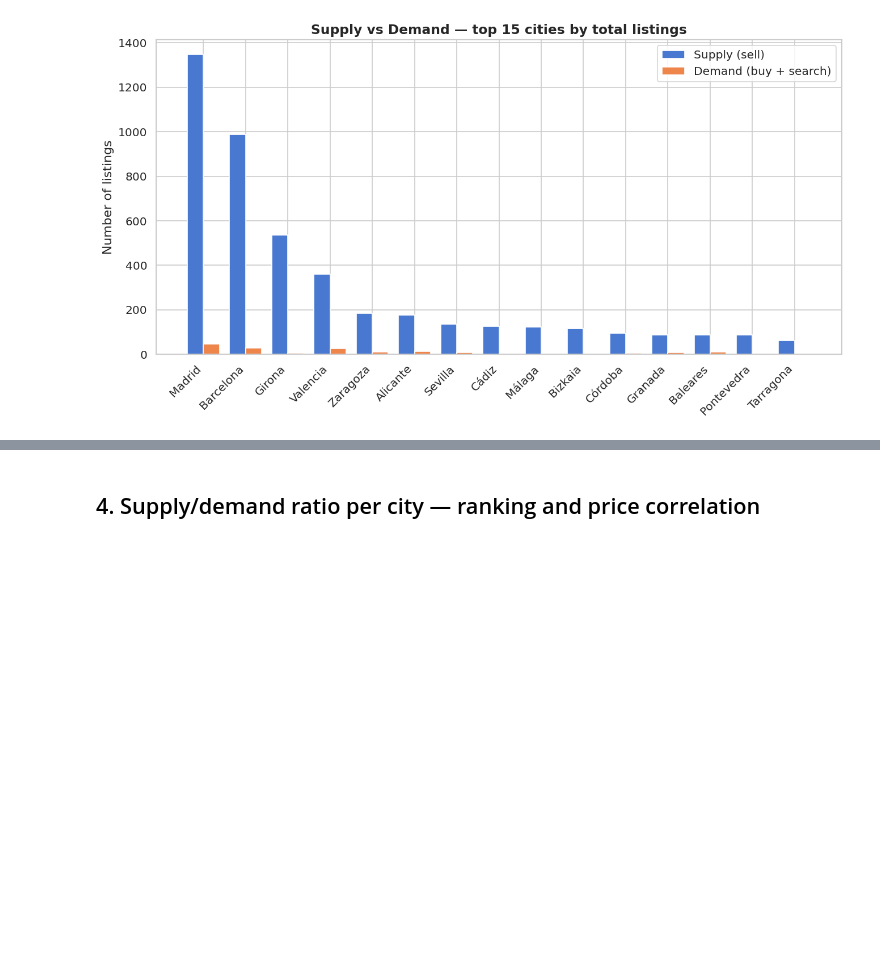
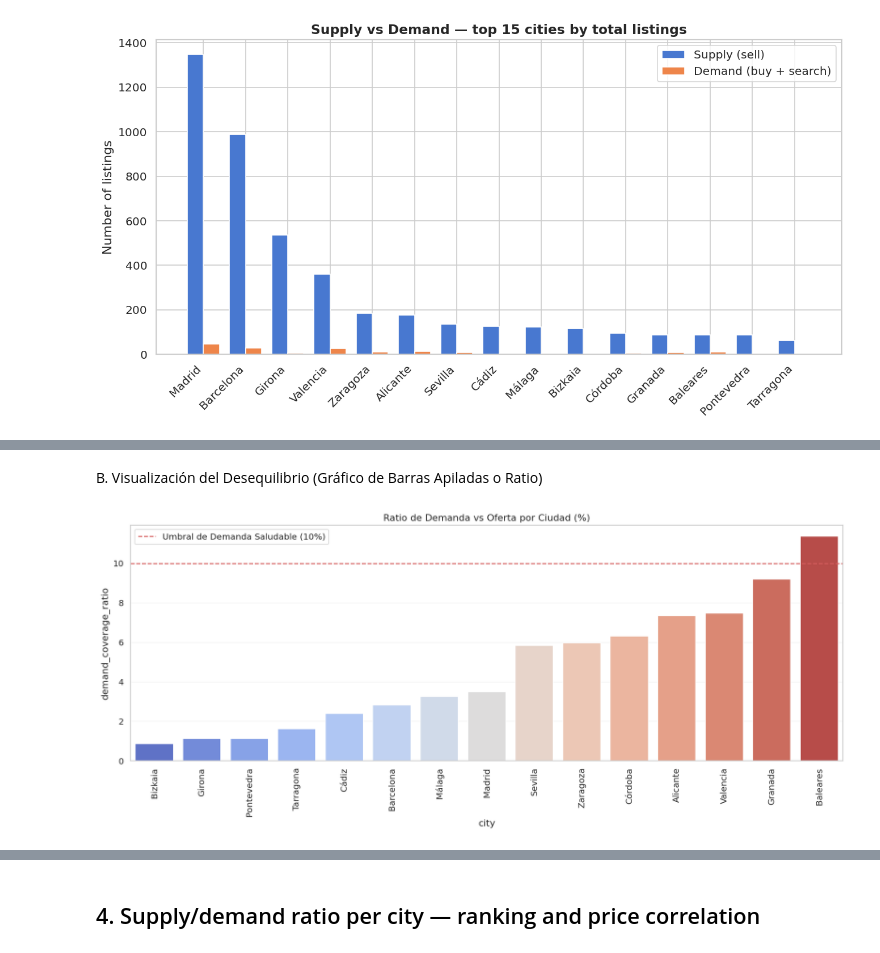
Before and after one commit to albertjimrod/hispasonic, a Jupyter notebook: notebooks/03_supply_demand.ipynb, the cells around one changed output, grey strips where cells are left out. Cells and saved outputs as stored; diff of their text form; code cells hidden in the pictures; blank space fills up the shorter version.

```diff
--- a/notebooks/03_supply_demand.ipynb
+++ b/notebooks/03_supply_demand.ipynb
@@ -145,0 +527,12 @@ Saved → ../reports/figures/19_supply_vs_demand_by_city.png
+# %%
+# Market classification using sd_ratio (%) already computed in city_agg
+# Thresholds: >10% = High Demand, 5-10% = Balanced, <5% = Buyer Market (Oversupply)
+def market_type(ratio):
+    if ratio > 10:  return 'High Demand'
+    elif ratio > 5: return 'Balanced'
+    else:           return 'Buyer Market (Oversupply)'
+
+top_cities['market_status'] = top_cities['sd_ratio'].apply(market_type)
+
+print(top_cities[['city', 'supply', 'demand', 'sd_ratio', 'market_status']]
+      .sort_values('sd_ratio', ascending=False).to_string(index=False))
@@ -145,0 +558,21 @@ Saved → ../reports/figures/19_supply_vs_demand_by_city.png
+# %% [markdown]
+B. Visualización del Desequilibrio (Gráfico de Barras Apiladas o Ratio)
+# %%
+import matplotlib.pyplot as plt
+import seaborn as sns
+
+# Configuración del gráfico
+plt.figure(figsize=(18, 6))
+
+# Crear gráfico de barras para el Ratio Oferta/Demanda
+sns.barplot(data=top_cities.sort_values('demand_coverage_ratio'),
+            x='city', y='demand_coverage_ratio',hue='city', palette='coolwarm')
+
+plt.axhline(y=10, color='r', linestyle='--', label='Umbral de Demanda Saludable (10%)')
+plt.title('Ratio de Demanda vs Oferta por Ciudad (%)')
+plt.xticks(rotation=90)
+plt.legend()
+plt.grid(axis='y', alpha=0.2)
+plt.show()
+# %% [output]
+[figure, added]
```
Also changed, not shown: parts of 37 cells of this notebook.
